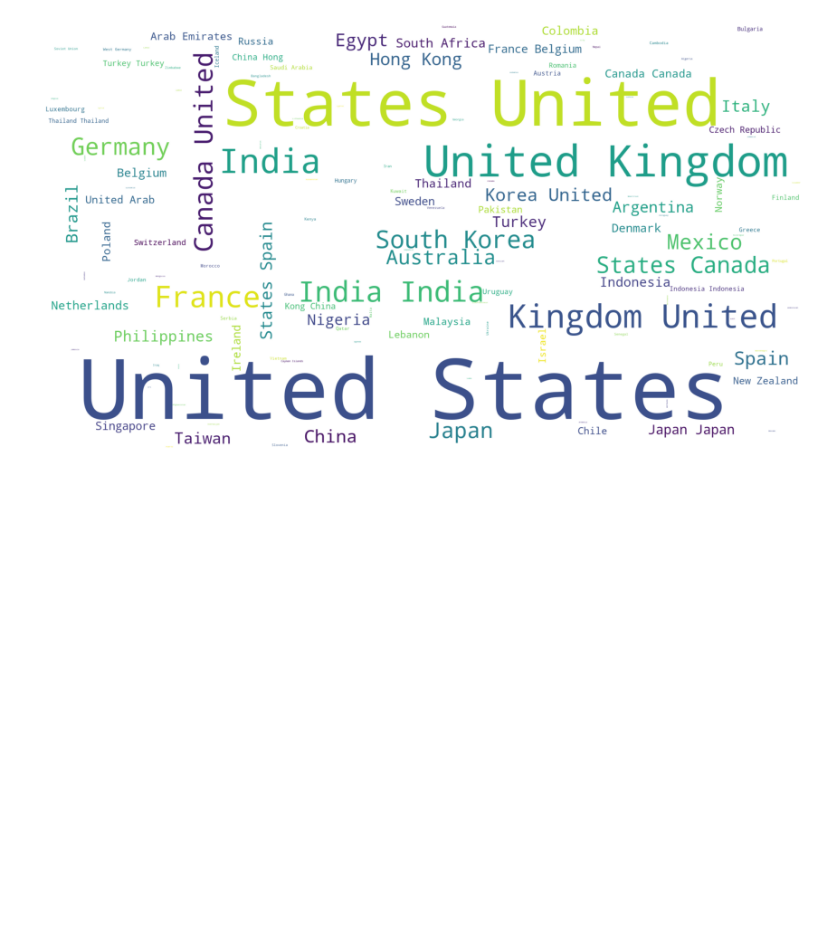
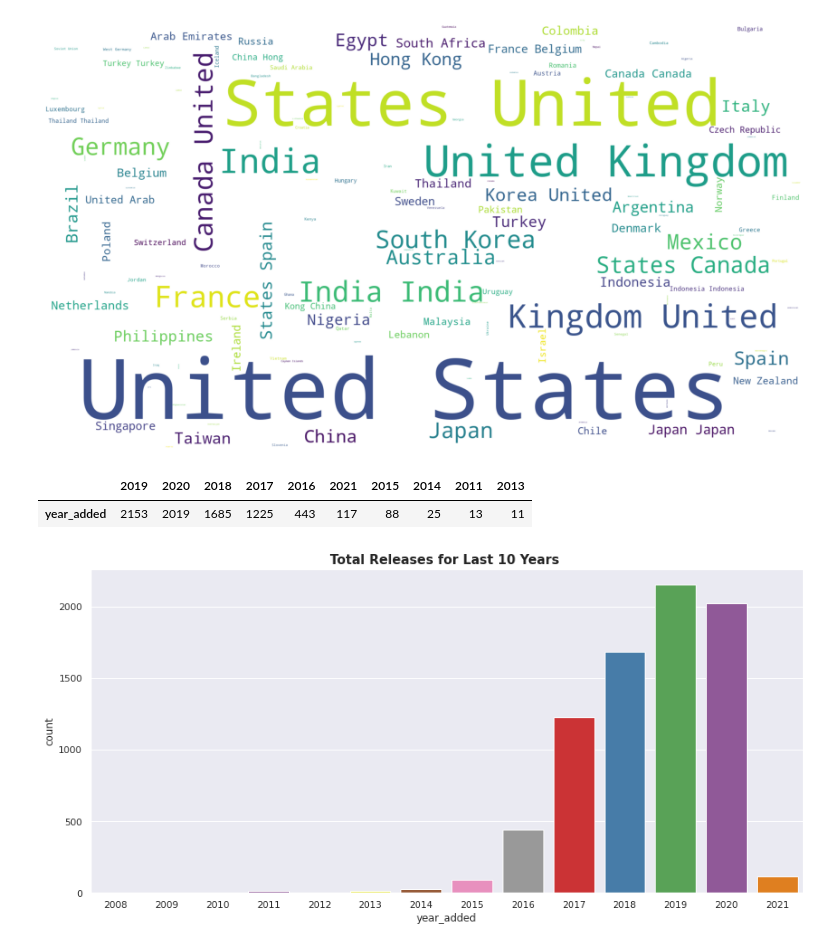
Before and after one commit to 143biswajit/NETFLIX-MOVIES-AND-TV-SHOWS-CLUSTERING, a Jupyter notebook: NETFLIX_MOVIES_AND_TV_SHOWS_CLUSTERING.ipynb, the cells around one changed output. Cells and saved outputs as stored; diff of their text form; code cells hidden in the pictures; blank space fills up the shorter version.

```diff
--- a/NETFLIX_MOVIES_AND_TV_SHOWS_CLUSTERING.ipynb
+++ b/NETFLIX_MOVIES_AND_TV_SHOWS_CLUSTERING.ipynb
@@ -335,3 +342,16 @@ plt.axis('off')
 plt.show()
 # %% [output]
 [figure]
+# %%
+data['year_added'].value_counts().head(10).to_frame().T
+# %% [output]
+|  | 2019 | 2020 | 2018 | 2017 | 2016 | 2021 | 2015 | 2014 | 2011 | 2013 |
+| year_added | 2153 | 2019 | 1685 | 1225 | 443 | 117 | 88 | 25 | 13 | 11 |
+# %%
+# Total release for last 10 years
+sns.set(rc={'figure.figsize':(15,7)})
+sns.countplot(x='year_added',data=data,palette="Set1")
+plt.title('Total Releases for Last 10 Years ',size='15',fontweight="bold")
+plt.show()
+# %% [output]
+[figure, added]
```
Also changed, not shown: parts of 9 cells of this notebook.
